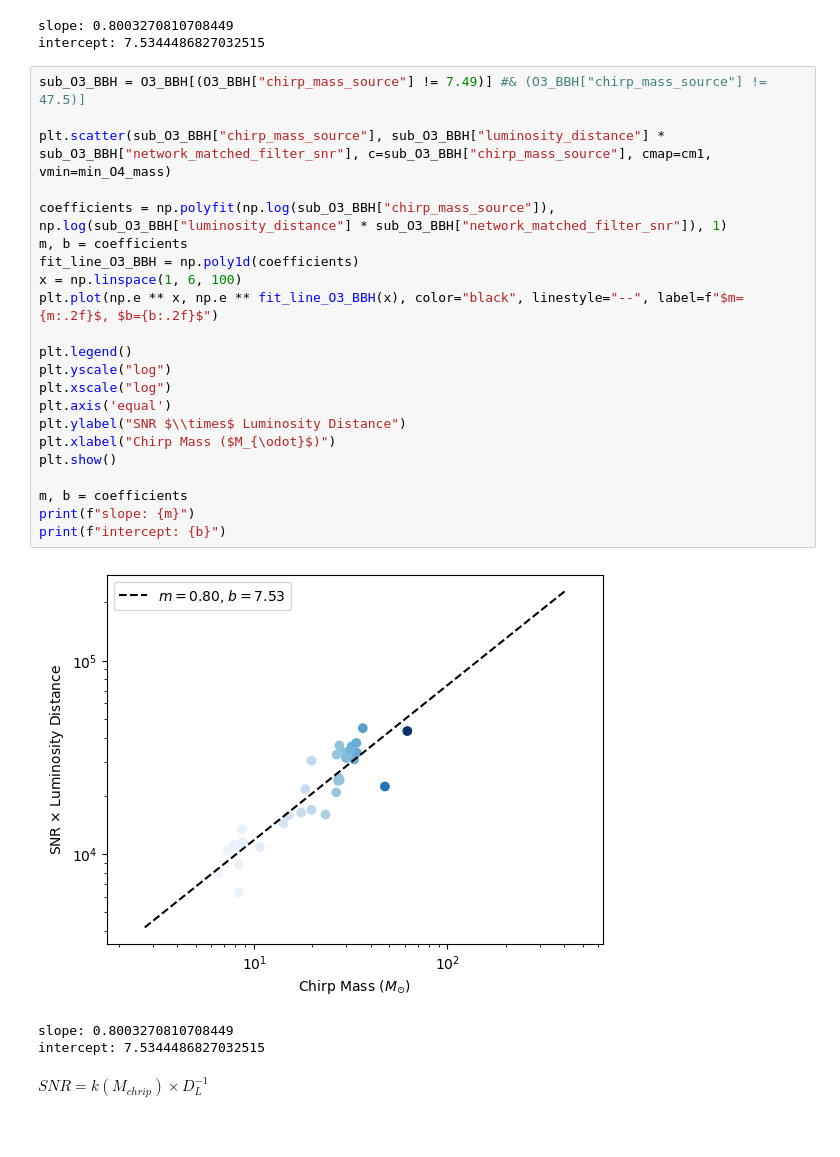
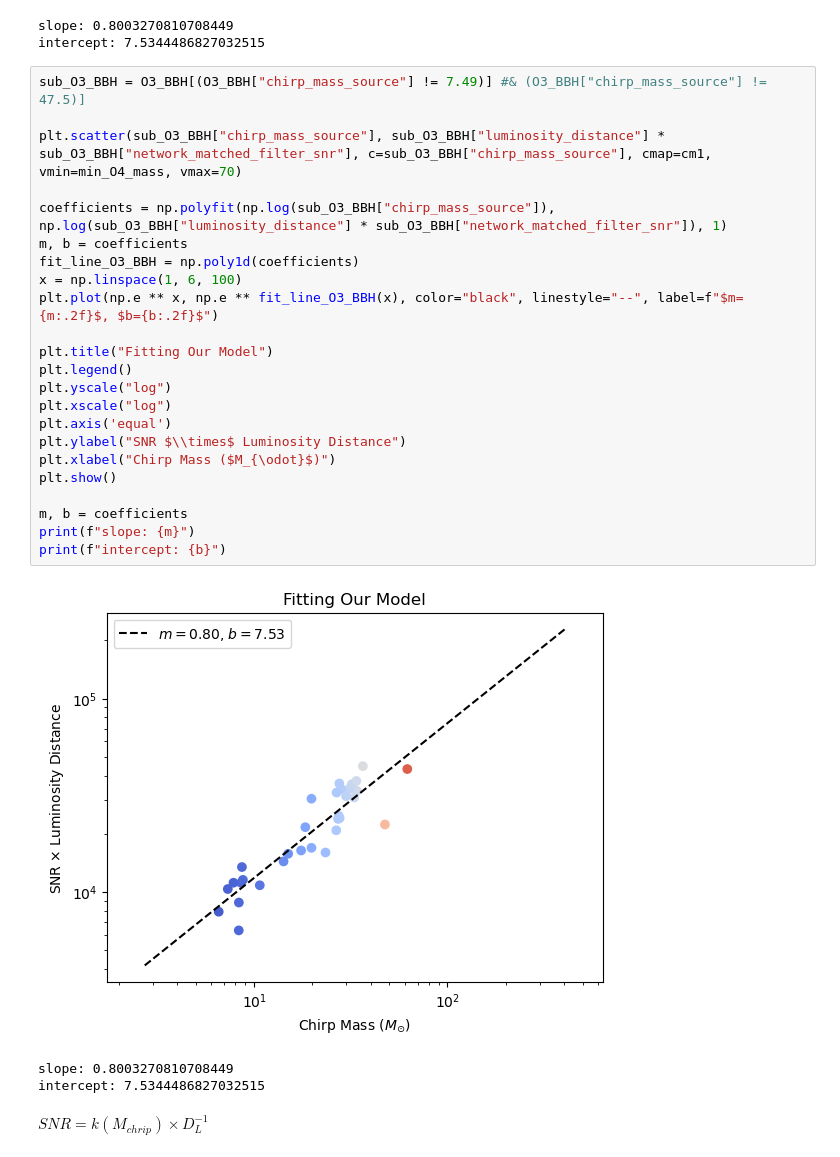
Before and after one commit to AndrewValentini/Gravitational-Waves-Research-23-24, a Jupyter notebook: Data Analysis/testing.ipynb, the cells around one changed output. Drawn from its saved outputs; the diff is of its cells as text; blank space fills up the shorter version.

Commit message:
Made file to get Graphs

```diff
--- a/Data Analysis/testing.ipynb
+++ b/Data Analysis/testing.ipynb
@@ -301,27 +319,28 @@ intercept: 7.5344486827032515
 # %%
 sub_O3_BBH = O3_BBH[(O3_BBH["chirp_mass_source"] != 7.49)] #& (O3_BBH["chirp_mass_source"] != 47.5)]
 
-plt.scatter(sub_O3_BBH["chirp_mass_source"], sub_O3_BBH["luminosity_distance"] * sub_O3_BBH["network_matched_filter_snr"], c=sub_O3_BBH["chirp_mass_source"], cmap=cm1, vmin=min_O4_mass)
+plt.scatter(sub_O3_BBH["chirp_mass_source"], sub_O3_BBH["luminosity_distance"] * sub_O3_BBH["network_matched_filter_snr"], c=sub_O3_BBH["chirp_mass_source"], cmap=cm1, vmin=min_O4_mass, vmax=70)
 
 coefficients = np.polyfit(np.log(sub_O3_BBH["chirp_mass_source"]), np.log(sub_O3_BBH["luminosity_distance"] * sub_O3_BBH["network_matched_filter_snr"]), 1)
 m, b = coefficients
 fit_line_O3_BBH = np.poly1d(coefficients)
 x = np.linspace(1, 6, 100)
 plt.plot(np.e ** x, np.e ** fit_line_O3_BBH(x), color="black", linestyle="--", label=f"$m={m:.2f}$, $b={b:.2f}$")
 
+plt.title("Fitting Our Model")
 plt.legend()
 plt.yscale("log")
 plt.xscale("log")
 plt.axis('equal')
 plt.ylabel("SNR $\\times$ Luminosity Distance")
 plt.xlabel("Chirp Mass ($M_{\odot}$)")
 plt.show()
 
 m, b = coefficients
 print(f"slope: {m}")
 print(f"intercept: {b}")
 # %% [output]
-[figure, old version]
+[figure, new version]
 slope: 0.8003270810708449
 intercept: 7.5344486827032515
 # %% [markdown]
```
Also changed, not shown: parts of 16 cells of this notebook, 1 other file.
